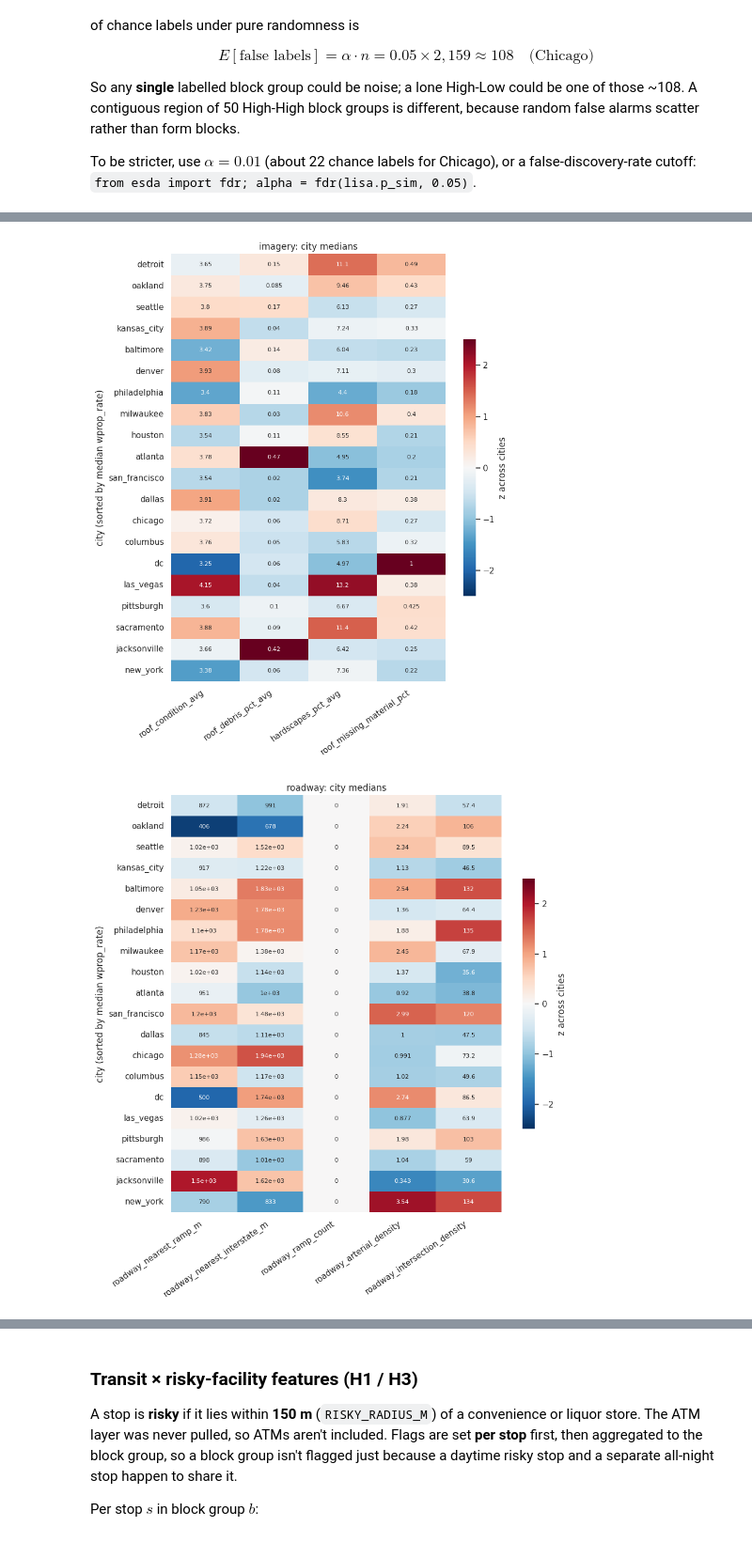
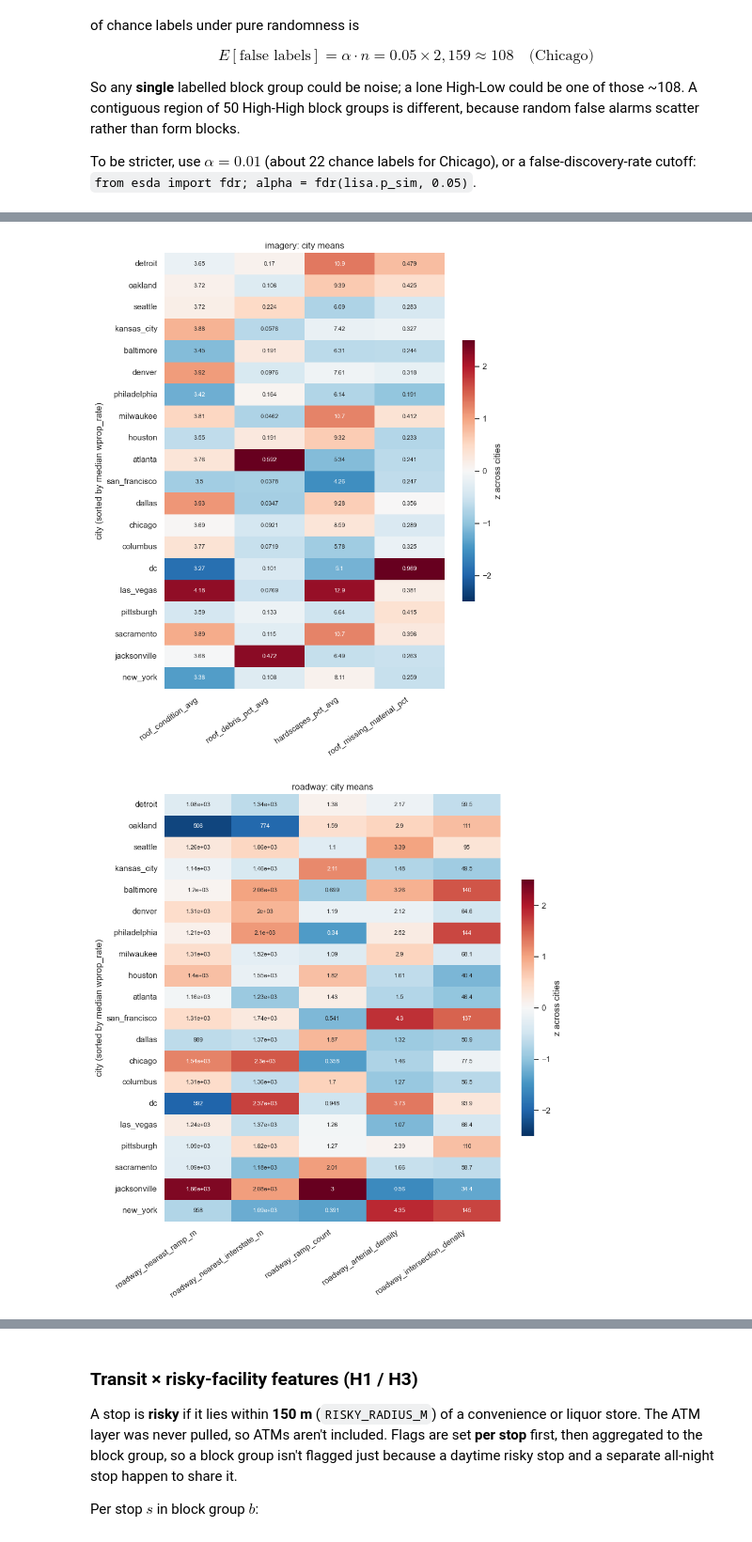
Before and after one commit to joglick-clgx/crime-idx-2026, a Jupyter notebook: notebooks/regression_modelling/distributions/01_eda_01_counts_medians.ipynb, the cells around one changed output, grey strips where cells are left out. Shown at 94% size. Drawn from its saved outputs; the diff is of its cells as text; code cells hidden in the pictures.

```diff
--- a/notebooks/regression_modelling/distributions/01_eda_01_counts_medians.ipynb
+++ b/notebooks/regression_modelling/distributions/01_eda_01_counts_medians.ipynb
@@ -432,5 +491,9 @@ def median_heatmap(med, title):
+# %%
+def city_means(df, cols, order):
+    # astype(float): transit_stop_count is nullable Int64, which seaborn can't plot
+    return df.groupby("city")[cols].mean().loc[order].astype(float)
 # %%
 # One heatmap per family
 for fam, cols in FAMILIES.items():
-    median_heatmap(city_medians(pool, cols, city_order), f"{fam}: city medians")
+    median_heatmap(city_means(pool, cols, city_order), f"{fam}: city means")
 # %% [output]
@@ -440,2 +503,2 @@ for fam, cols in FAMILIES.items():
-[figure, old version]
+[figure, new version]
-[figure, old version]
+[figure, new version]
```
Also changed, not shown: parts of 13 cells of this notebook.
